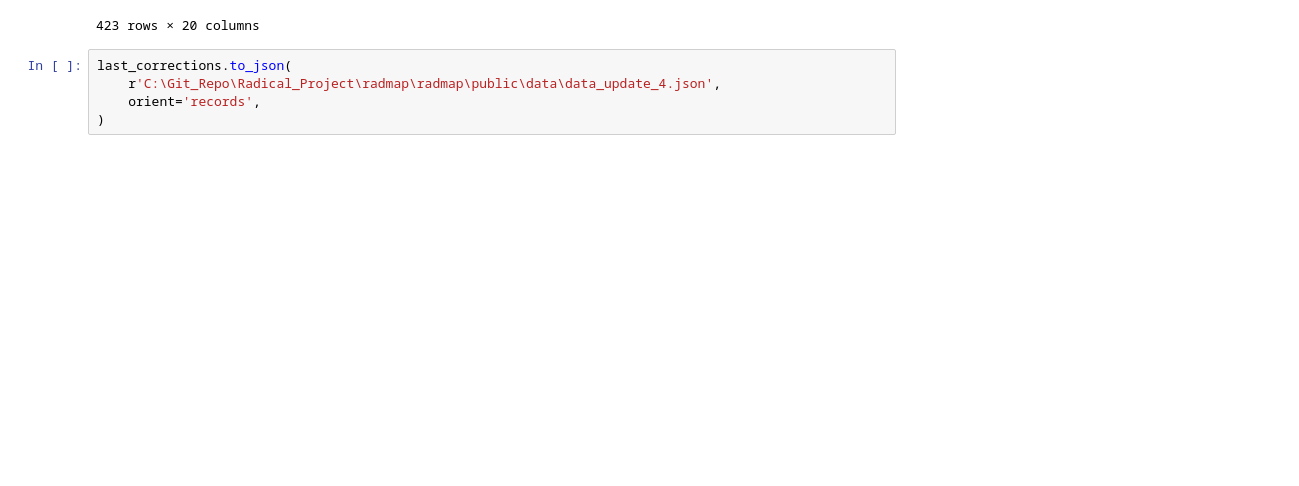
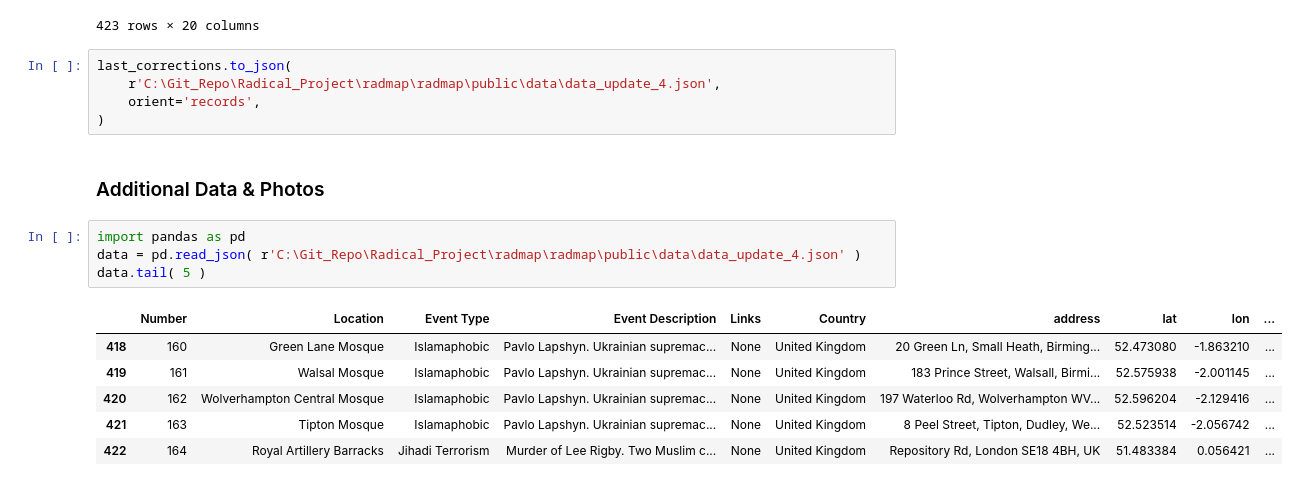
Before and after one commit to cankadir/Radical_Project, a Jupyter notebook: PY/230520_Data_Correction.ipynb, the cells around one changed output. Drawn from its saved outputs; the diff is of its cells as text; blank space fills up the shorter version.

```diff
--- a/PY/230520_Data_Correction.ipynb
+++ b/PY/230520_Data_Correction.ipynb
@@ -140,3 +140,16 @@ last_corrections.to_json(
     r'C:\Git_Repo\Radical_Project\radmap\radmap\public\data\data_update_4.json',
     orient='records',
 )
+# %% [markdown]
+### Additional Data & Photos
+# %%
+import pandas as pd
+data = pd.read_json( r'C:\Git_Repo\Radical_Project\radmap\radmap\public\data\data_update_4.json' )
+data.tail( 5 )
+# %% [output]
+|  | Number | Location | Event Type | Event Description | Links | Country | address | lat | lon | ... |
+| 418 | 160 | Green Lane Mosque | Islamaphobic | Pavlo Lapshyn. Ukrainian supremac... | None | United Kingdom | 20 Green Ln, Small Heath, Birming... | 52.473080 | -1.863210 | ... |
+| 419 | 161 | Walsal Mosque | Islamaphobic | Pavlo Lapshyn. Ukrainian supremac... | None | United Kingdom | 183 Prince Street, Walsall, Birmi... | 52.575938 | -2.001145 | ... |
+| 420 | 162 | Wolverhampton Central Mosque | Islamaphobic | Pavlo Lapshyn. Ukrainian supremac... | None | United Kingdom | 197 Waterloo Rd, Wolverhampton WV... | 52.596204 | -2.129416 | ... |
+| 421 | 163 | Tipton Mosque | Islamaphobic | Pavlo Lapshyn. Ukrainian supremac... | None | United Kingdom | 8 Peel Street, Tipton, Dudley, We... | 52.523514 | -2.056742 | ... |
+| 422 | 164 | Royal Artillery Barracks | Jihadi Terrorism | Murder of Lee Rigby. Two Muslim c... | None | United Kingdom | Repository Rd, London SE18 4BH, UK | 51.483384 | 0.056421 | ... |
```
Also changed, not shown: parts of 1 cell of this notebook, 5 other files.
